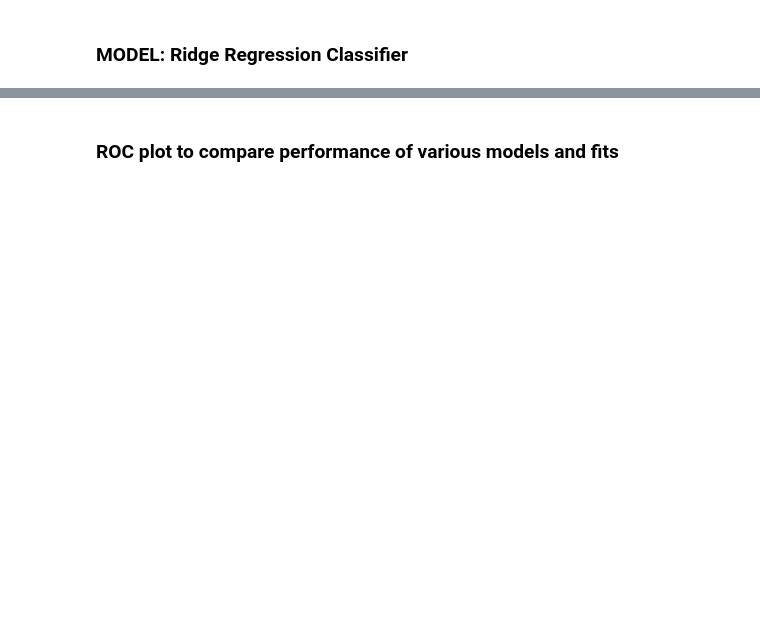
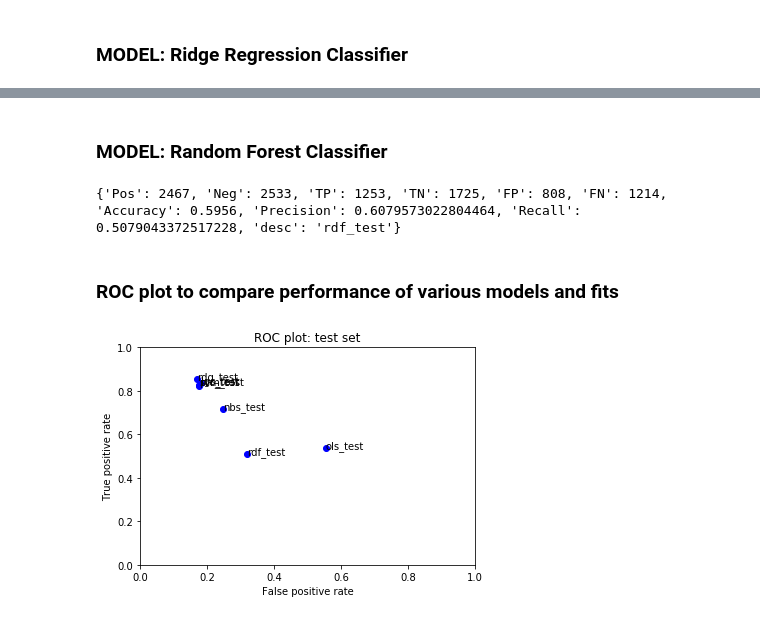
Before and after one commit to visualizedata/ml, a Jupyter notebook: final_assignment_1/moviereviews_first_full_iteration.ipynb, the cells around one changed output, grey strips where cells are left out. Drawn from its saved outputs; the diff is of its cells as text; code cells hidden in the pictures; blank space fills up the shorter version.

```diff
--- a/final_assignment_1/moviereviews_first_full_iteration.ipynb
+++ b/final_assignment_1/moviereviews_first_full_iteration.ipynb
@@ -239,15 +333,25 @@ print(rdg_performance_test.performance_measures)
+# %% [markdown]
+### MODEL: Random Forest Classifier
+# %%
+rdf_performance_test = BinaryClassificationPerformance(rdf.predict(X_test), y_test, 'rdf_test')
+rdf_performance_test.compute_measures()
+print(rdf_performance_test.performance_measures)
+# %% [output]
+{'Pos': 2467, 'Neg': 2533, 'TP': 1253, 'TN': 1725, 'FP': 808, 'FN': 1214, 'Accuracy': 0.5956, 'Precision': 0.6079573022804464, 'Recall': 0.5079043372517228, 'desc': 'rdf_test'}
 # %% [markdown]
 ### ROC plot to compare performance of various models and fits
 # %%
-fits = [ols_performance_test, svm_performance_test, lgs_performance_test, nbs_performance_test, prc_performance_test, rdg_performance_test]
+fits = [ols_performance_test, svm_performance_test, lgs_performance_test, nbs_performance_test, prc_performance_test, rdg_performance_test, rdf_performance_test]
 
 for fit in fits:
     plt.plot(fit.performance_measures['FP'] / fit.performance_measures['Neg'],
              fit.performance_measures['TP'] / fit.performance_measures['Pos'], 'bo')
     plt.text(fit.performance_measures['FP'] / fit.performance_measures['Neg'],
              fit.performance_measures['TP'] / fit.performance_measures['Pos'], fit.desc)
 plt.axis([0, 1, 0, 1])
 plt.title('ROC plot: test set')
 plt.xlabel('False positive rate')
 plt.ylabel('True positive rate')
 plt.show()
+# %% [output]
+[figure, added]
```
Also changed, not shown: parts of 57 cells of this notebook, 1 other file.
